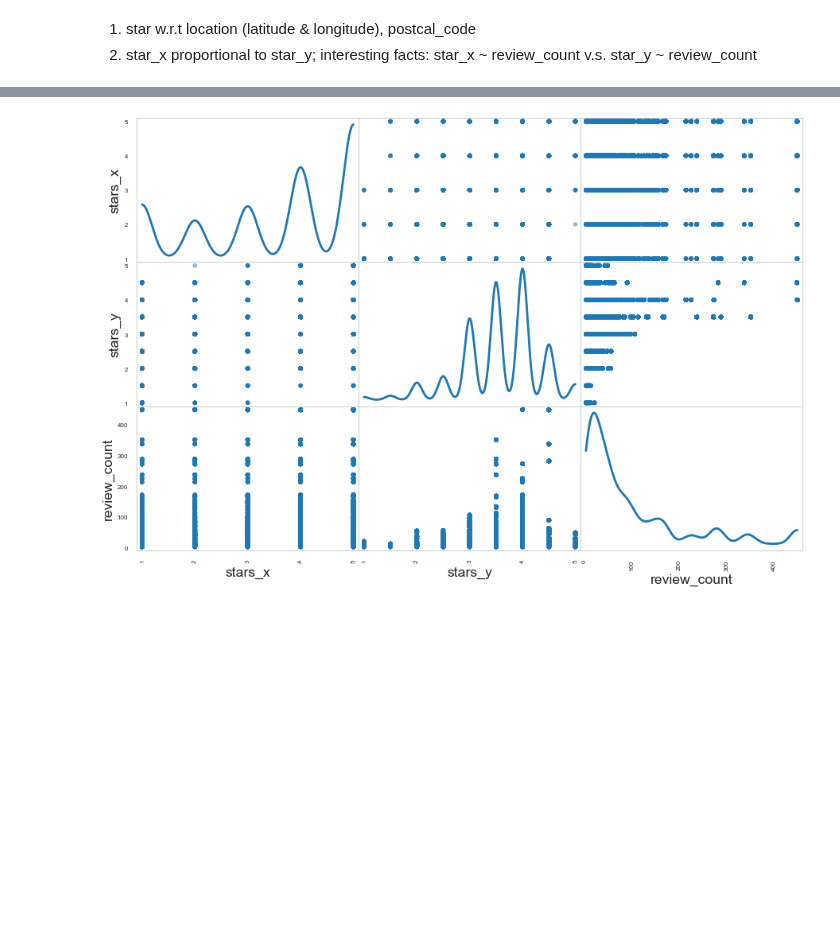
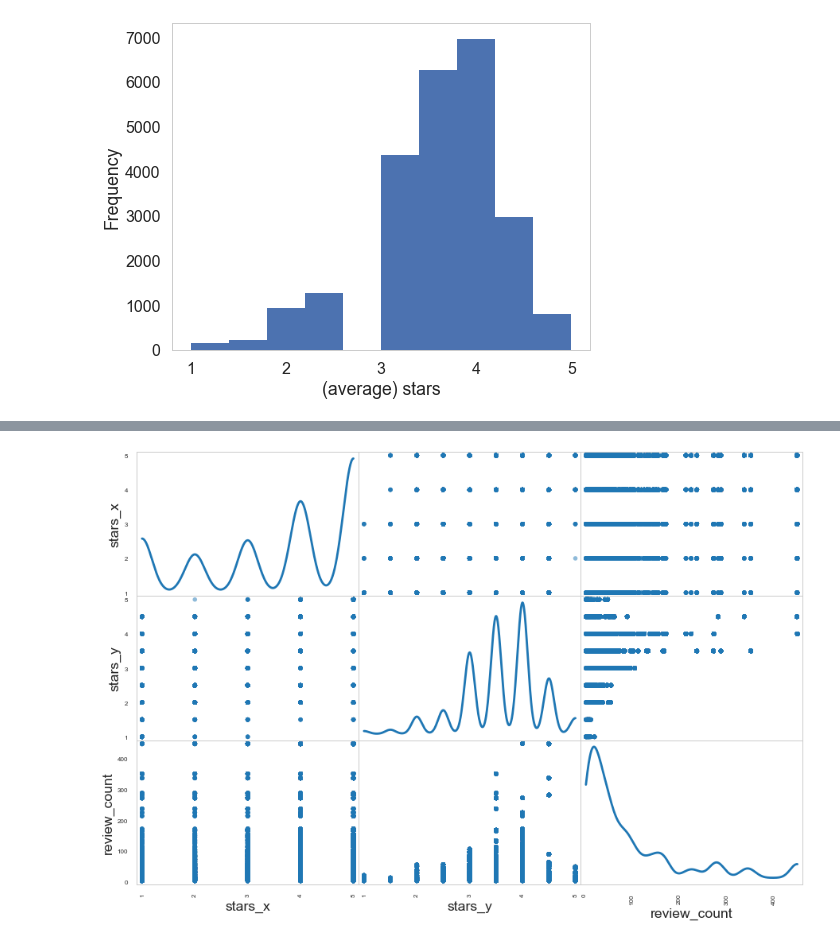
Before and after one commit to xuwd11/Recommender_Systems, a Jupyter notebook: 03_EDA.ipynb, the cells around one changed output, grey strips where cells are left out. Drawn from its saved outputs; the diff is of its cells as text; code cells hidden in the pictures; blank space fills up the shorter version.

```diff
--- a/03_EDA.ipynb
+++ b/03_EDA.ipynb
@@ -167,3 +179,0 @@ df_br.head()
-# %% [markdown]
-1. star w.r.t location (latitude & longitude), postcal_code
-2. star_x proportional to star_y; interesting facts: star_x ~ review_count v.s. star_y ~ review_count
@@ -182,0 +180,8 @@ sns.lmplot(x='postal_code', y='stars_y', data=df_br, fit_reg=False)
+# %%
+plt.figure(figsize=(7.5, 6))
+
+plt.hist(df_br['stars_y'].values);
+plt.xlabel('(average) stars');
+plt.ylabel('Frequency');
+# %% [output]
+[figure, added]
```
Also changed, not shown: parts of 61 cells of this notebook.
